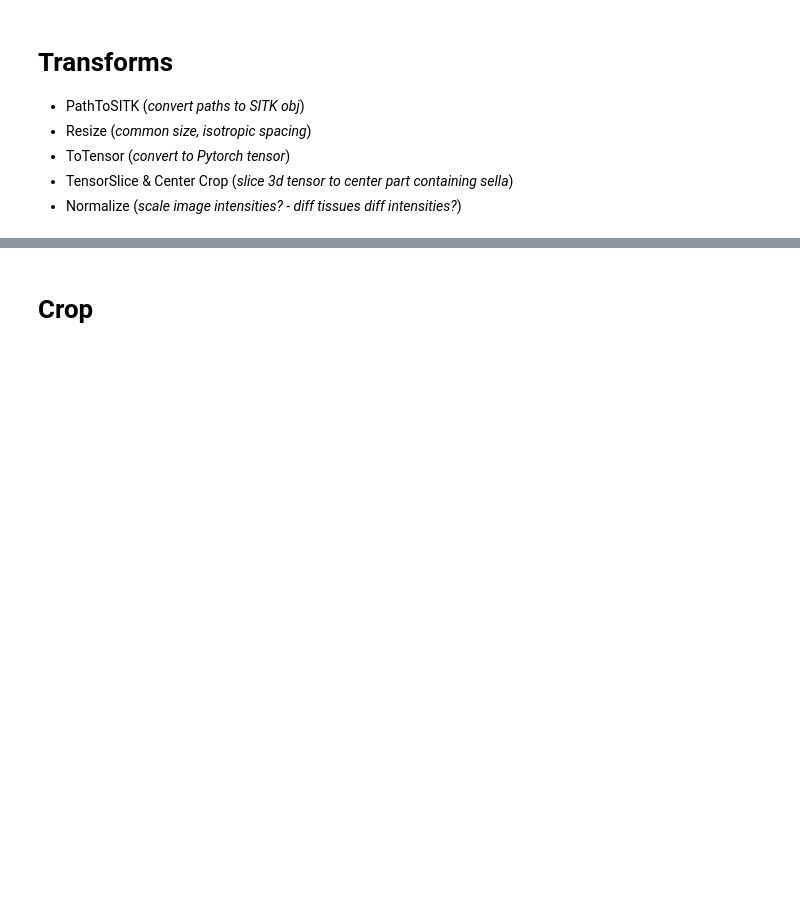
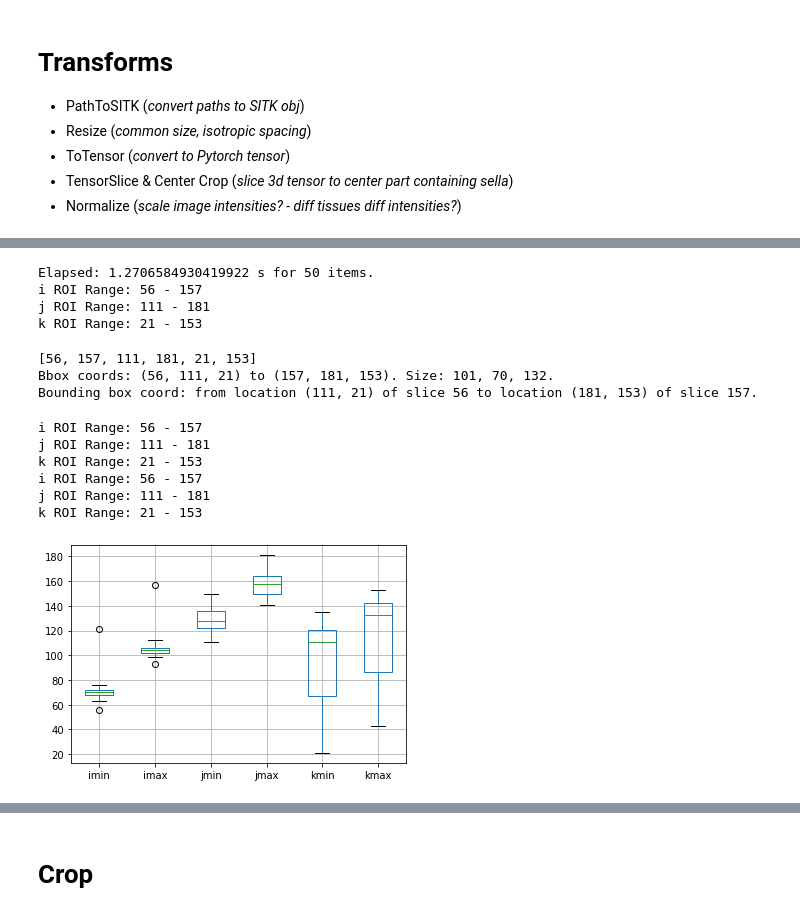
Before and after one commit to RGologorsky/DeepPit, a Jupyter notebook: 6 - Dataloaders- NB - SITK.ipynb, the cells around one changed output, grey strips where cells are left out. Drawn from its saved outputs; the diff is of its cells as text; code cells hidden in the pictures; blank space fills up the shorter version.

```diff
--- a/6 - Dataloaders- NB - SITK.ipynb
+++ b/6 - Dataloaders- NB - SITK.ipynb
@@ -235,0 +325,64 @@ class DoAll(ItemTransform):
+# %%
+# print w/ description
+descr = ["imin", "imax", "jmin", "jmax", "kmin", "kmax"]
+def bb_dict(bbox): return dict(zip(descr, bbox))
+# %%
+# subset of items in dset
+
+subset = items
+
+# start timer
+start = time.time()
+
+bboxs = TfmdLists(subset, [DoAll(1), GetBbox()])
+
+# end timer
+elapsed = time.time() - start
+print(f"Elapsed: {elapsed} s for {len(subset)} items.")
+
+# dataframe of imin/imax
+mk_df = DF([{'fn': mr, **bb_dict(bboxs[i])} \
+            for i,(mr, mk) in enumerate(subset)])
+
+# irange is 62-108; jrange = 118-181; krange = 60-144
+# => islices 50-150, jslices 100-200, kslices 0-200
+for col in ("i", "j", "k"):
+    col_min = mk_df[f"{col}min"].min()
+    col_max = mk_df[f"{col}max"].max()
+    print(f"{col} ROI Range: {col_min} - {col_max}")
+
+# plot slice range
+#mk_df.boxplot(column=descr)
+# %% [output]
+Elapsed: 1.2706584930419922 s for 50 items.
+i ROI Range: 56 - 157
+j ROI Range: 111 - 181
+k ROI Range: 21 - 153
+# %%
+general_bbox = [x for col in ("i", "j", "k") for x in (mk_df[f"{col}min"].min(), mk_df[f"{col}max"].max())]
+print(general_bbox); print_bbox(*general_bbox)
+# %% [output]
+[56, 157, 111, 181, 21, 153]
+Bbox coords: (56, 111, 21) to (157, 181, 153). Size: 101, 70, 132.
+Bounding box coord: from location (111, 21) of slice 56 to location (181, 153) of slice 157.
+# %%
+for col in ("i", "j", "k"):
+    col_min = mk_df[f"{col}min"].min()
+    col_max = mk_df[f"{col}max"].max()
+    print(f"{col} ROI Range: {col_min} - {col_max}")
+
+subset_df = mk_df[:len(items)]
+subset_df.boxplot(column=descr)
+
+for col in ("i", "j", "k"):
+    col_min = subset_df[f"{col}min"].min()
+    col_max = subset_df[f"{col}max"].max()
+    print(f"{col} ROI Range: {col_min} - {col_max}")
+# %% [output]
+i ROI Range: 56 - 157
+j ROI Range: 111 - 181
+k ROI Range: 21 - 153
+i ROI Range: 56 - 157
+j ROI Range: 111 - 181
+k ROI Range: 21 - 153
+[figure, added]
```
Also changed, not shown: parts of 52 cells of this notebook, 27 other files.
